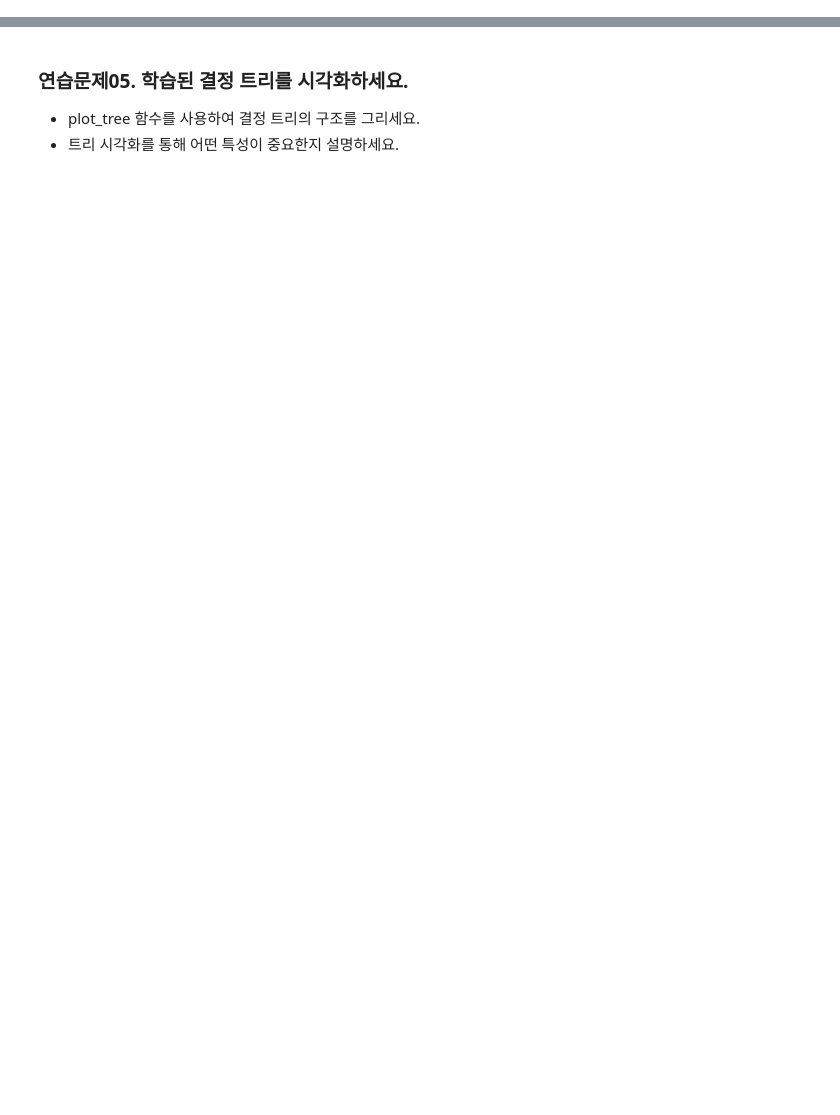
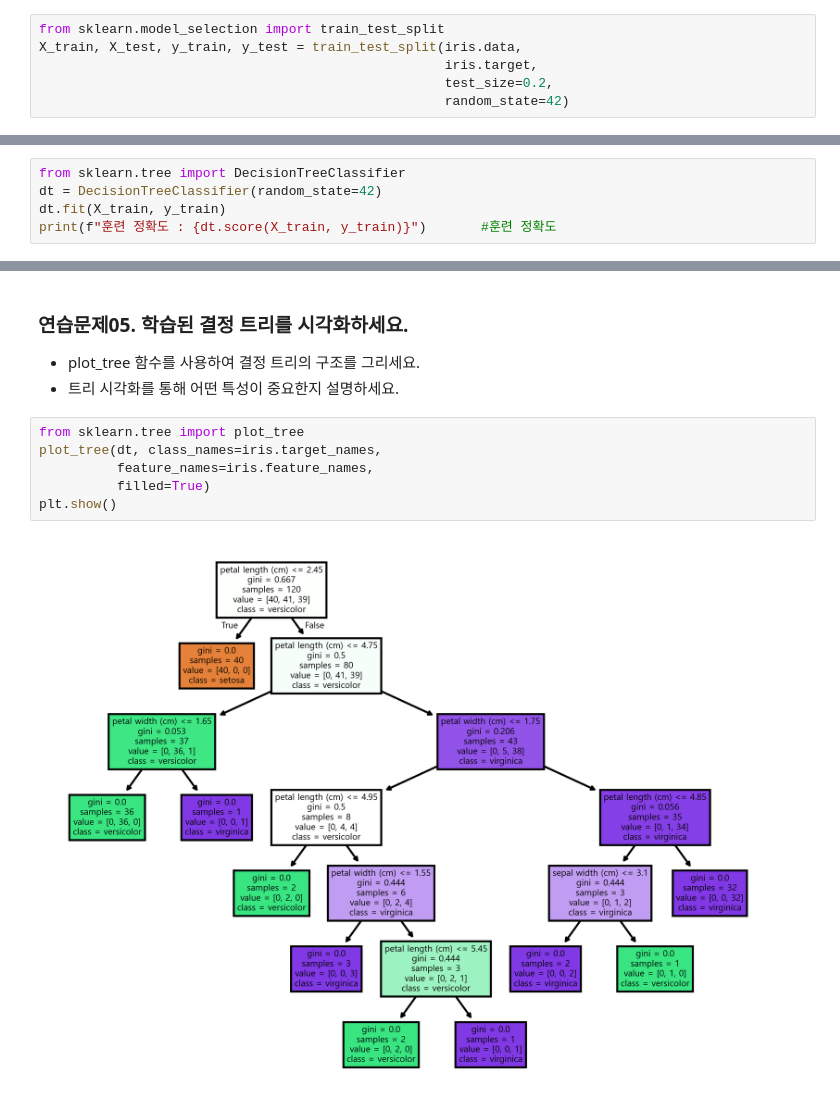
Before and after one commit to iambean-git/K_Digital_8_workspace, a Jupyter notebook: workspace_python_AI/02.MachineLearning/workspace/02_supervised-learning(b)_exercise.ipynb, the cells around one changed output, grey strips where cells are left out. Drawn from its saved outputs; the diff is of its cells as text; blank space fills up the shorter version.

Commit message:
dicisionTree 과제

```diff
--- a/workspace_python_AI/02.MachineLearning/workspace/02_supervised-learning(b)_exercise.ipynb
+++ b/workspace_python_AI/02.MachineLearning/workspace/02_supervised-learning(b)_exercise.ipynb
@@ -27,0 +32,6 @@ target 갯수 : (150,)
+# %%
+from sklearn.model_selection import train_test_split
+X_train, X_test, y_train, y_test = train_test_split(iris.data,
+                                                    iris.target,
+                                                    test_size=0.2,
+                                                    random_state=42)
@@ -29,3 +47,8 @@ target 갯수 : (150,)
 ### 연습문제01-3. DecisionTreeClassifier를 사용하여 모델을 생성하세요.
 - 학습 데이터를 사용하여 모델을 학습시키세요.
 - 학습 완료 후, 학습 데이터에 대한 정확도를 출력하세요
+# %%
+from sklearn.tree import DecisionTreeClassifier
+dt = DecisionTreeClassifier(random_state=42)
+dt.fit(X_train, y_train)
+print(f"훈련 정확도 : {dt.score(X_train, y_train)}")       #훈련 정확도
@@ -37,3 +80,11 @@ target 갯수 : (150,)
 ### 연습문제05. 학습된 결정 트리를 시각화하세요.
 - plot_tree 함수를 사용하여 결정 트리의 구조를 그리세요.
 - 트리 시각화를 통해 어떤 특성이 중요한지 설명하세요.
+# %%
+from sklearn.tree import plot_tree
+plot_tree(dt, class_names=iris.target_names,
+          feature_names=iris.feature_names,
+          filled=True)
+plt.show()
+# %% [output]
+[figure, added]
```
Also changed, not shown: parts of 5 cells of this notebook.
